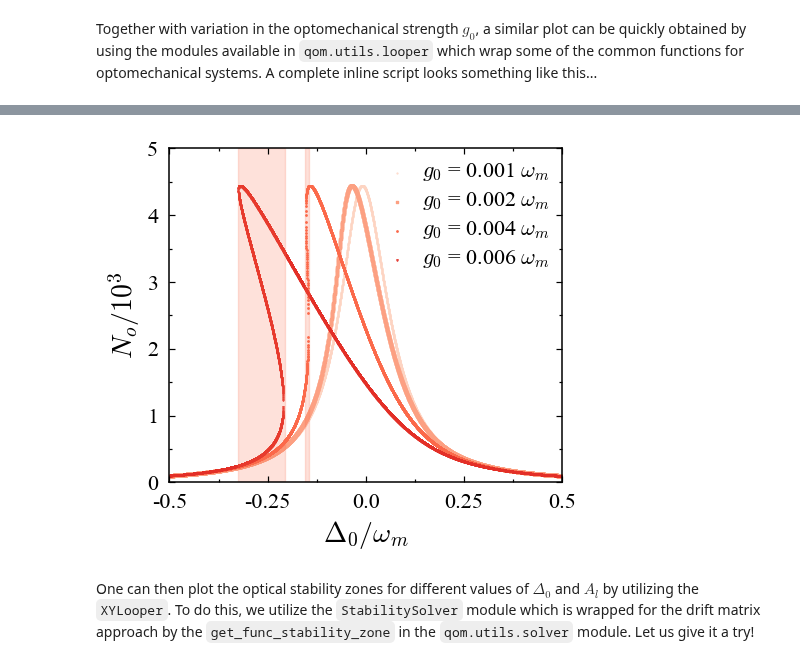
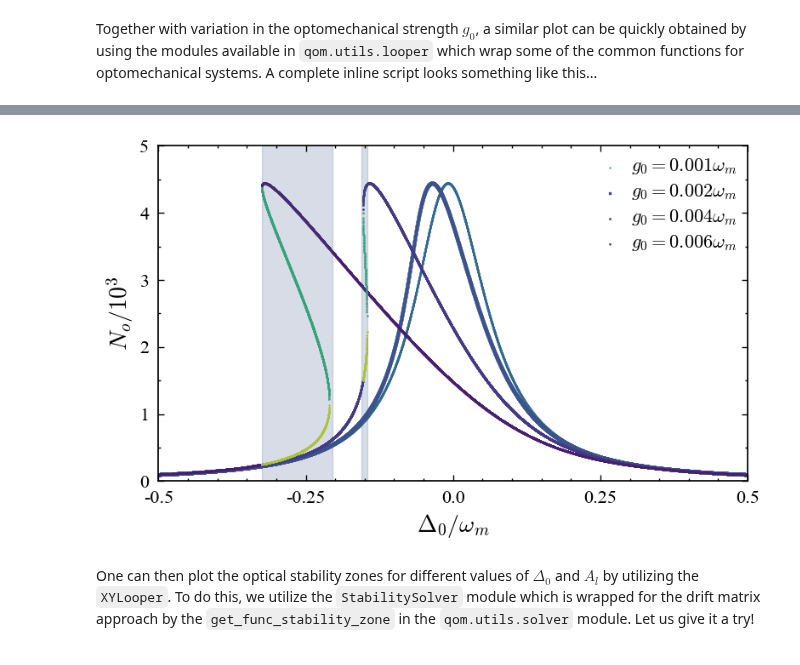
Before and after one commit to Sampreet/qom-examples, a Jupyter notebook: notebooks/systems/em_00.ipynb, the cells around one changed output, grey strips where cells are left out. Saved outputs shown, nothing was run; the diff lists cells and outputs as text; code cells hidden in the pictures.

```diff
--- a/notebooks/systems/em_00.ipynb
+++ b/notebooks/systems/em_00.ipynb
@@ -425,20 +453,17 @@ MainThread               INFO    2023-06-27 20:43:47.700: (qom.loopers.XLooper)
 Together with variation in the optomechanical strength $g_{0}$, a similar plot can be quickly obtained by using the modules available in `qom.utils.looper` which wrap some of the common functions for optomechanical systems.
 A complete inline script looks something like this...
 # %%
-# import dependencies
-from qom.utils.looper import wrap_looper
-
-# run looper and plot
+# wrap looper
 looper = wrap_looper(
     looper_name='XYLooper',
     func=func_moo,
     params={
-        'show_progress' : True,
+        'show_progress': True,
         'X': {
             'var': 'Delta_0_norm',
             'min': -0.5,
             'max': 0.5,
-            'dim': 5001,
+            'dim': 10001,
         },
         'Y': {
             'var': 'g_0_norm',
@@ -446,42 +471,53 @@ looper = wrap_looper(
         }
     },
     params_system={
-        'A_l_norm'      : 5.0,
-        'Delta_0_norm'  : -1.0,
-        'g_0_norm'      : 0.005,
-        'gamma_norm'    : 0.005,
-        'kappa_norm'    : 0.15,
-        'T_norm'        : 0.0
-    },
-    plot=True,
-    params_plotter={
-        'type'          : 'scatters',
-        'palette'       : 'Reds',
-        'bins'          : 5,
-        'x_label'       : '$\\Delta_{0} / \\omega_{m}$',
-        'x_ticks'       : [i * 0.25 - 0.5 for i in range(5)],
-        'x_ticks_minor' : [i * 0.125 - 0.5 for i in range(9)],
-        'y_name'        : '$g_{0}$',
-        'y_unit'        : '$\\omega_{m}$',
-        'v_label'       : '$N_{o} / 10^{3}$',
-        'v_tick_labels' : list(range(0, 6)),
-        'v_ticks'       : list(range(0, 5001, 1000)),
-        'v_ticks_minor' : list(range(0, 5001, 500)),
-        'show_legend'   : True,
-        'width'         : 5.0,
-        'height'        : 4.4,
+        'A_l_norm': 5.0,
+        'Delta_0_norm': -1.0,
+        'g_0_norm': 0.005,
+        'gamma_norm': 0.005,
+        'kappa_norm': 0.15,
+        'T_norm': 0.0
+    }
+)
+
+# plotter
+plotter = MPLPlotter(
+    axes={},
+    params={
+        'type': 'scatters',
+        'palette': 'viridis',
+        'colors': [3, 2, 1, 0, 7, 10, 7, 10],
+        'x_label': '$\\Delta_{0} / \\omega_{m}$',
+        'x_ticks': [i * 0.25 - 0.5 for i in range(5)],
+        'x_ticks_minor': [i * 0.05 - 0.5 for i in range(21)],
+        'v_label': '$N_{o} / 10^{3}$',
+        'v_tick_labels': list(range(0, 6)),
+        'v_ticks': list(range(0, 5001, 1000)),
+        'v_ticks_minor': list(range(0, 5001, 500)),
+        'show_legend': True,
+        'legend_labels': [
+            '$g_{0} = 0.001 \\omega_{m}$',
+            '$g_{0} = 0.002 \\omega_{m}$',
+            '$g_{0} = 0.004 \\omega_{m}$',
+            '$g_{0} = 0.006 \\omega_{m}$'
+        ],
+        'width': 8.0,
         'legend_font_size': 16.0,
-        'vspan'     : [{
-            'xmin'  : -0.325,
-            'xmax'  : -0.205,
-            'color' : 2,
-            'alpha' : 0.2
+        'vertical_spans': [{
+            'limits': (-0.325, -0.205),
+            'color': 2,
+            'alpha': 0.2
         }, {
-            'xmin'  : -0.155,
-            'xmax'  : -0.145,
-            'color' : 2,
-            'alpha' : 0.2
+            'limits': (-0.155, -0.145),
+            'color': 2,
+            'alpha': 0.2
         }]
     }
 )
+V = looper.results['V']
+plotter.update(
+    vs=[[V[i][j][0] for j in range(len(V[i]))] for i in range(len(V))] + [[V[2][j][i] for j in range(len(V[2]))] for i in range(1, 3)] + [[V[3][j][i] for j in range(len(V[2]))] for i in range(1, 3)],
+    xs=looper.results['X'][0]
+)
+plotter.show()
 # %% [output]
@@ -490,4 +528,4 @@ MainThread               INFO    2023-06-27 20:43:52.932: (qom.loopers.XYLooper)
-[figure, old version]
+[figure, new version]
 # %% [markdown]
 One can then plot the optical stability zones for different values of $\Delta_{0}$ and $A_{l}$ by utilizing the `XYLooper`. To do this, we utilize the `StabilitySolver` module which is wrapped for the drift matrix approach by the `get_func_stability_zone` in the `qom.utils.solver` module. Let us give it a try!
 # %%
```
Also changed, not shown: parts of 26 cells of this notebook, 5 other files.
